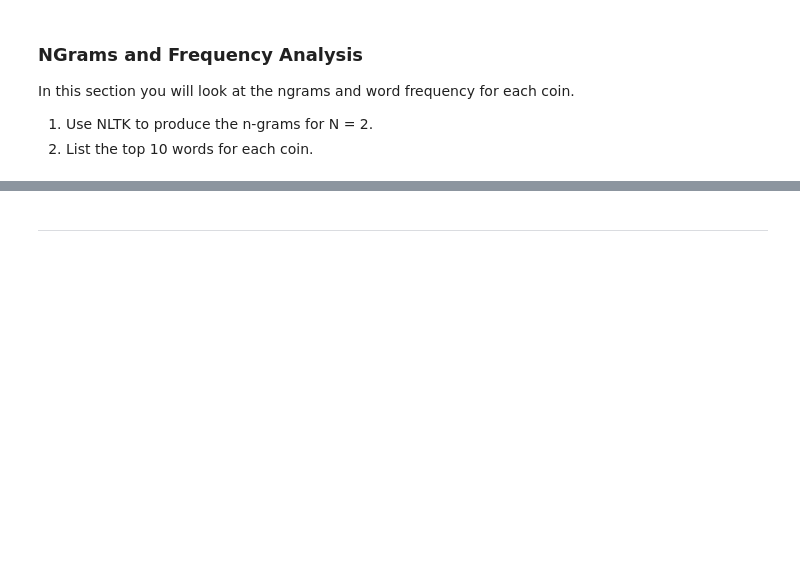
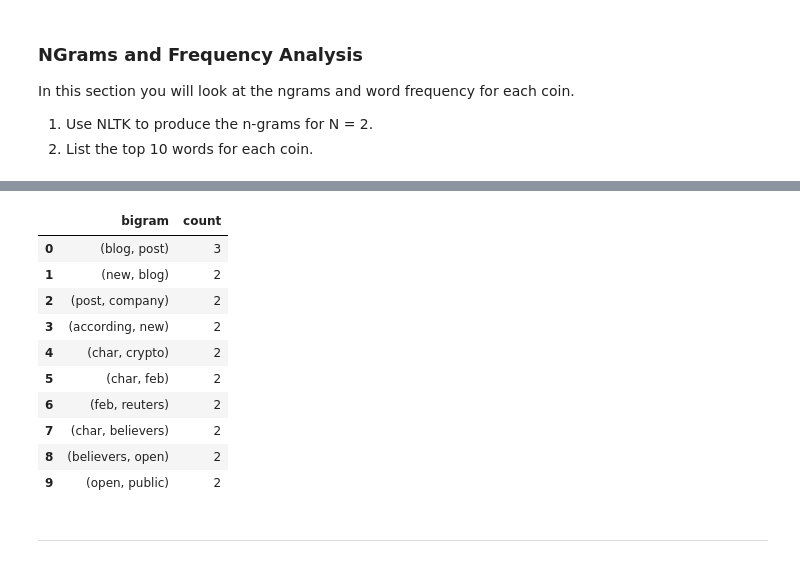
Before and after one commit to brilliantlyc/Cryptocurrency_NLP_Analysis, a Jupyter notebook: crypto_sentiment.ipynb, the cells around one changed output, grey strips where cells are left out. Saved outputs shown, nothing was run; the diff lists cells and outputs as text; code cells hidden in the pictures; blank space fills up the shorter version.

```diff
--- a/crypto_sentiment.ipynb
+++ b/crypto_sentiment.ipynb
@@ -287,6 +390,20 @@ def token_count(tokens, N=3):
 # %%
-# Use token_count to get the top 10 words for Ethereum
-# YOUR CODE HERE!
+# Use token_count to get the top 10 bigrams for Ethereum
+ethereum_top_10_bigrams = dict(token_count(ethereum_bigrams, 10))
+# Create a DataFrame using the dictionary
+pd.DataFrame(list(ethereum_top_10_bigrams.items()), columns=["bigram", "count"])
+# %% [output]
+|  | bigram | count |
+| 0 | (blog, post) | 3 |
+| 1 | (new, blog) | 2 |
+| 2 | (post, company) | 2 |
+| 3 | (according, new) | 2 |
+| 4 | (char, crypto) | 2 |
+| 5 | (char, feb) | 2 |
+| 6 | (feb, reuters) | 2 |
+| 7 | (char, believers) | 2 |
+| 8 | (believers, open) | 2 |
+| 9 | (open, public) | 2 |
 # %% [markdown]
 ---
 # %% [markdown]
```
Also changed, not shown: parts of 19 cells of this notebook.
